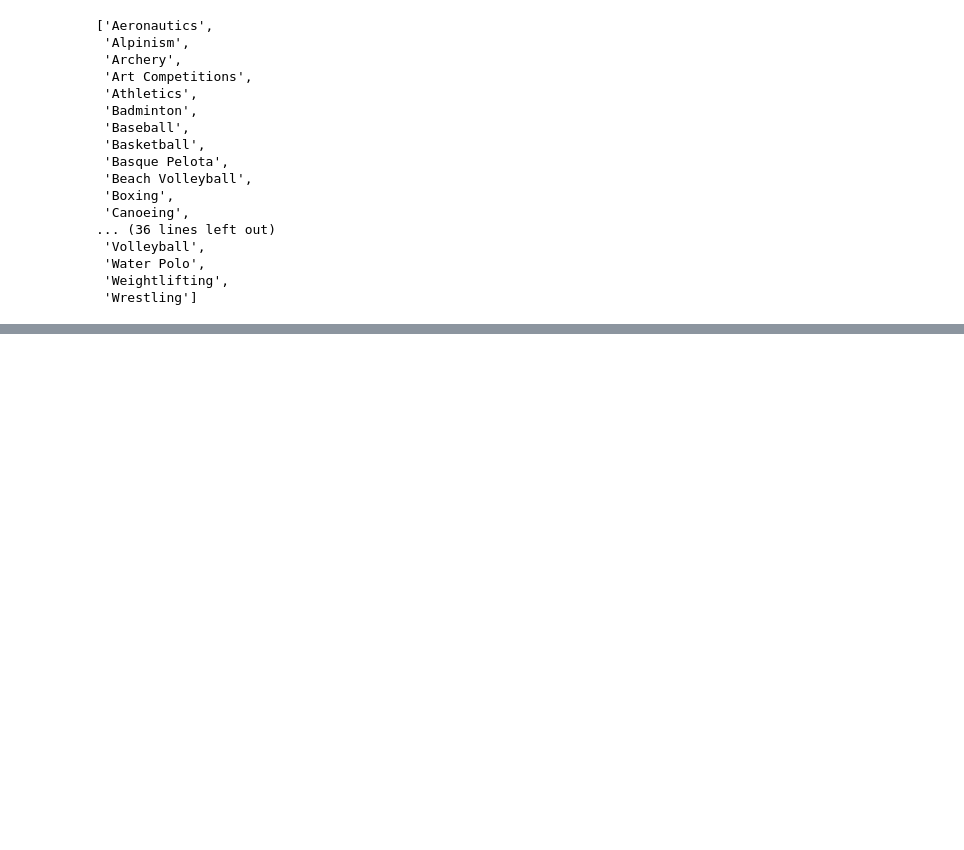
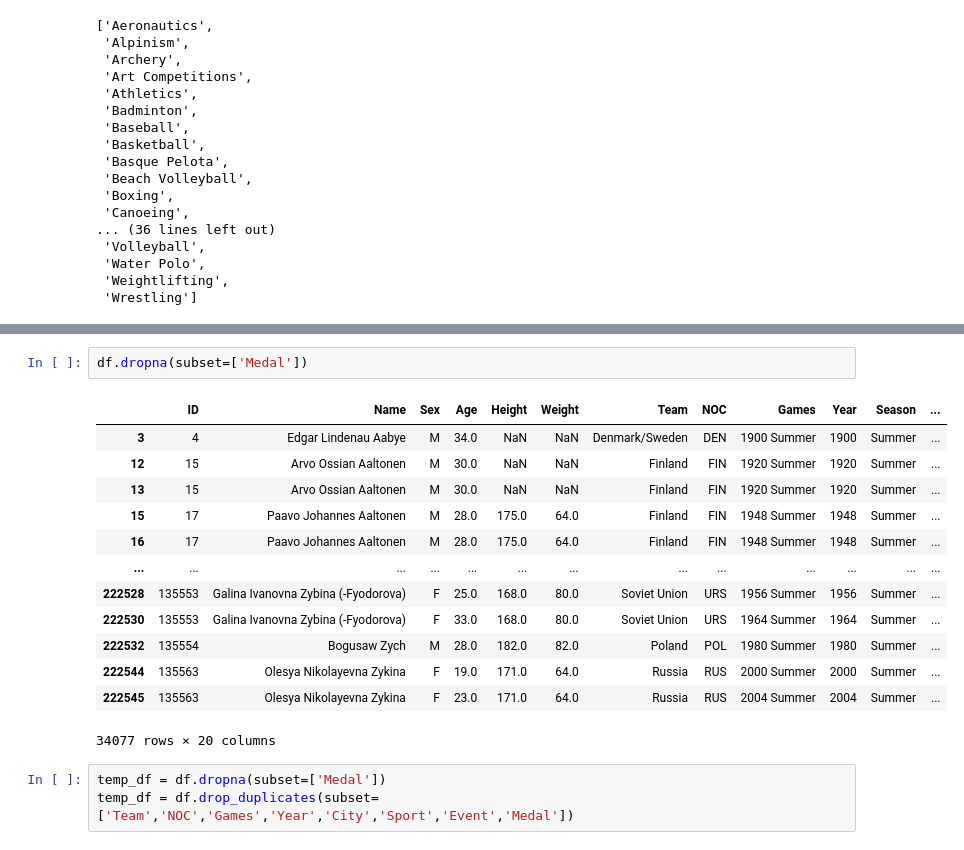
Before and after one commit to furyfist/Olympics-Data-Analyser, a Jupyter notebook: olympic_analysis.ipynb, the cells around one changed output, grey strips where cells are left out. Drawn from its saved outputs; the diff is of its cells as text; blank space fills up the shorter version.

```diff
--- a/olympic_analysis.ipynb
+++ b/olympic_analysis.ipynb
@@ -539,0 +561,19 @@ sport_list
+# %%
+df.dropna(subset=['Medal'])
+# %% [output]
+|  | ID | Name | Sex | Age | Height | Weight | Team | NOC | Games | Year | Season | ... |
+| 3 | 4 | Edgar Lindenau Aabye | M | 34.0 | NaN | NaN | Denmark/Sweden | DEN | 1900 Summer | 1900 | Summer | ... |
+| 12 | 15 | Arvo Ossian Aaltonen | M | 30.0 | NaN | NaN | Finland | FIN | 1920 Summer | 1920 | Summer | ... |
+| 13 | 15 | Arvo Ossian Aaltonen | M | 30.0 | NaN | NaN | Finland | FIN | 1920 Summer | 1920 | Summer | ... |
+| 15 | 17 | Paavo Johannes Aaltonen | M | 28.0 | 175.0 | 64.0 | Finland | FIN | 1948 Summer | 1948 | Summer | ... |
+| 16 | 17 | Paavo Johannes Aaltonen | M | 28.0 | 175.0 | 64.0 | Finland | FIN | 1948 Summer | 1948 | Summer | ... |
+| ... | ... | ... | ... | ... | ... | ... | ... | ... | ... | ... | ... | ... |
+| 222528 | 135553 | Galina Ivanovna Zybina (-Fyodorova) | F | 25.0 | 168.0 | 80.0 | Soviet Union | URS | 1956 Summer | 1956 | Summer | ... |
+| 222530 | 135553 | Galina Ivanovna Zybina (-Fyodorova) | F | 33.0 | 168.0 | 80.0 | Soviet Union | URS | 1964 Summer | 1964 | Summer | ... |
+| 222532 | 135554 | Bogusaw Zych | M | 28.0 | 182.0 | 82.0 | Poland | POL | 1980 Summer | 1980 | Summer | ... |
+| 222544 | 135563 | Olesya Nikolayevna Zykina | F | 19.0 | 171.0 | 64.0 | Russia | RUS | 2000 Summer | 2000 | Summer | ... |
+| 222545 | 135563 | Olesya Nikolayevna Zykina | F | 23.0 | 171.0 | 64.0 | Russia | RUS | 2004 Summer | 2004 | Summer | ... |
+34077 rows × 20 columns
+# %%
+temp_df = df.dropna(subset=['Medal'])
+temp_df = df.drop_duplicates(subset=['Team','NOC','Games','Year','City','Sport','Event','Medal'])
```
Also changed, not shown: parts of 3 cells of this notebook, 2 other files.
